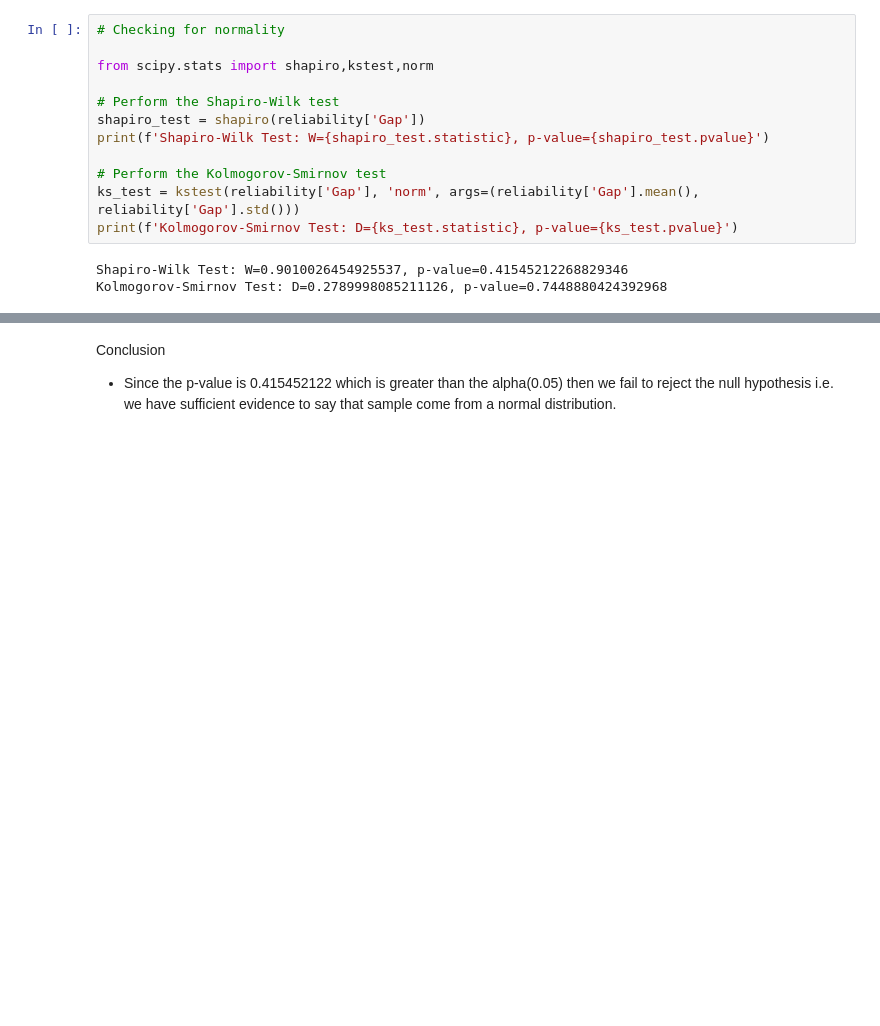
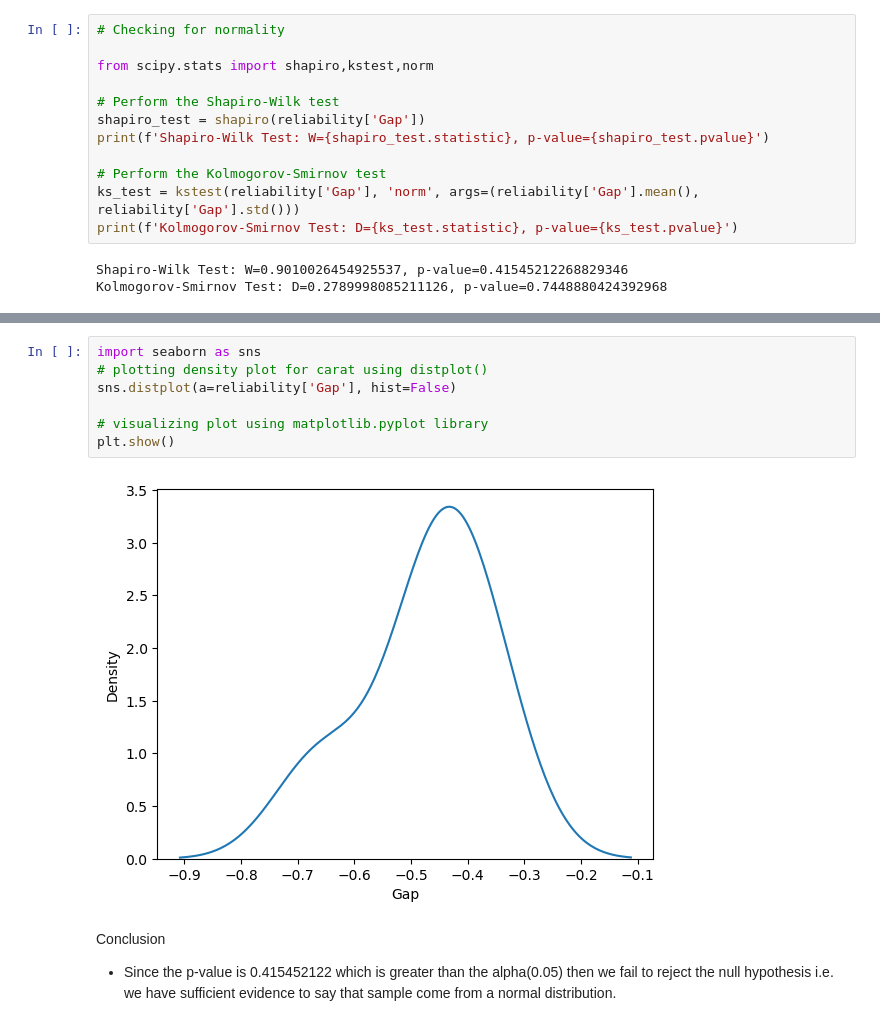
Before and after one commit to Lorraine254/likertScaleAnalysis, a Jupyter notebook: analysis_v1.ipynb, the cells around one changed output, grey strips where cells are left out. Saved outputs shown, nothing was run; the diff lists cells and outputs as text; blank space fills up the shorter version.

```diff
--- a/analysis_v1.ipynb
+++ b/analysis_v1.ipynb
@@ -1428,3 +1440,12 @@ plt.show()
+# %%
+import seaborn as sns
+# plotting density plot for carat using distplot()
+sns.distplot(a=reliability['Gap'], hist=False)
+
+# visualizing plot using matplotlib.pyplot library
+plt.show()
+# %% [output]
+[figure, added]
 # %% [markdown]
 Conclusion
 
```
Also changed, not shown: parts of 72 cells of this notebook.
